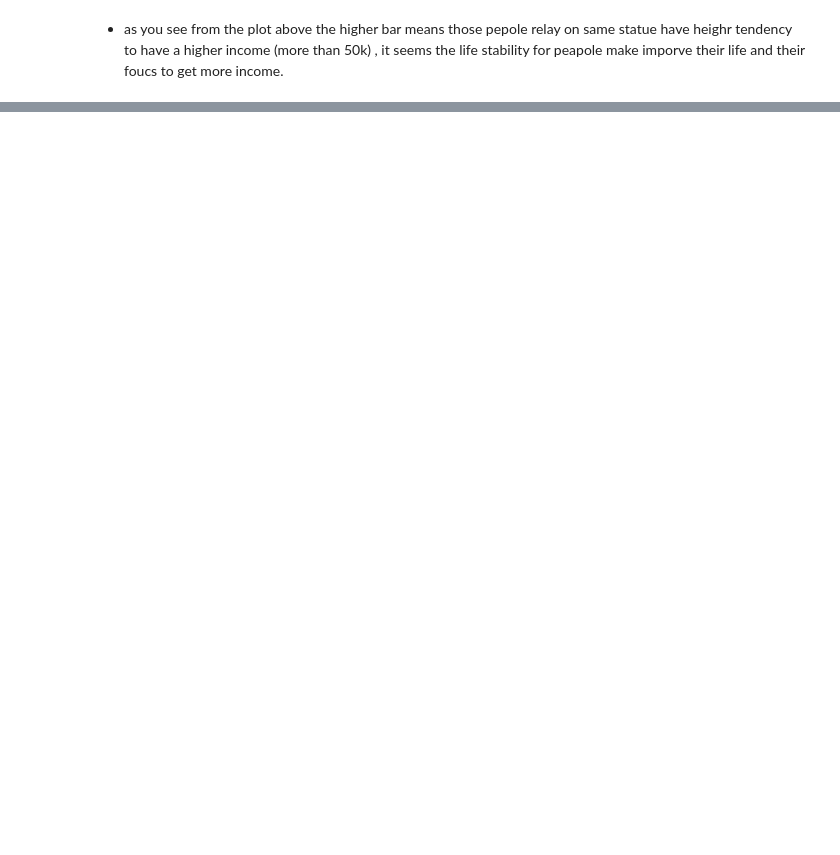
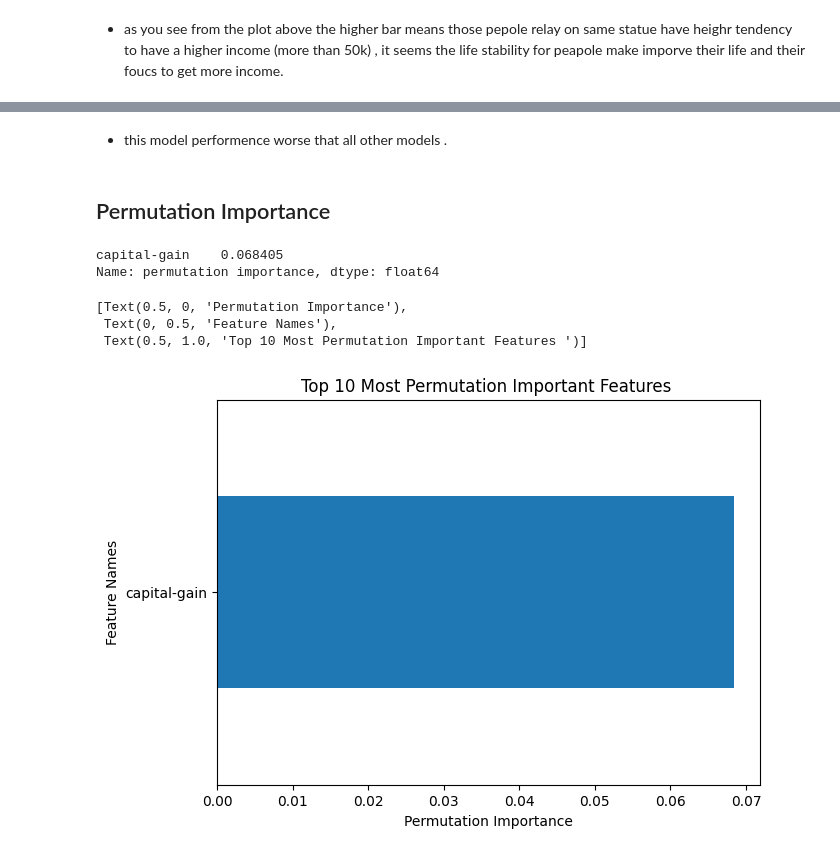
Before and after one commit to HadilGhaith/Adult-Income-Prediction, a Jupyter notebook: Adult_Income.ipynb, the cells around one changed output, grey strips where cells are left out. Cells and saved outputs as stored; diff of their text form; code cells hidden in the pictures; blank space fills up the shorter version.

```diff
--- a/Adult_Income.ipynb
+++ b/Adult_Income.ipynb
@@ -1533,0 +1810,4 @@ ax.set_xticklabels(ax.get_xticklabels(), rotation=45, ha='right')
+# %%
+# instantiate the sequentialfeatureselector
+sk_sfs_1 = SequentialFeatureSelector(dt_1, n_features_to_select='auto', tol=0.03, direction= 'forward', cv=2, n_jobs=-1)
+sk_sfs_1.fit(scaled_X_train, y_train)
@@ -1533,0 +1818,13 @@ ax.set_xticklabels(ax.get_xticklabels(), rotation=45, ha='right')
+# %%
+# t\f where it is above threshold
+feature_to_keep_1 = sk_sfs_1.support_
+# only include feature selection
+X_train_03_1 = scaled_X_train.loc[:,feature_to_keep_1]
+X_test_03_1 = scaled_X_test.loc[:,feature_to_keep_1]
+# %%
+# instantiat the logistic regression model
+logreg_03_1 = LogisticRegression(max_iter=500, random_state=42)
+# fit thhe model on training data
+logreg_03_1.fit(X_train_03_1, y_train)
+# evaluate model
+evaluate_classification(logreg_03_1, X_train_03_1, y_train, X_test_03_1, y_test)
@@ -1533,0 +1856,23 @@ ax.set_xticklabels(ax.get_xticklabels(), rotation=45, ha='right')
+# %% [markdown]
+- this model performence worse that all  other models .
+# %% [markdown]
+## Permutation Importance
+# %%
+
+# extract top ten features by permutation importance
+r = permutation_importance(logreg_03_1, X_test_03_1, y_test, n_repeats=5, random_state=42)
+permutation_importance = pd.Series(r['importances_mean'], index=X_test_03_1.columns, name='permutation importance')
+permutation_importance = permutation_importance.sort_values(ascending=False)
+print(permutation_importance)
+# %% [output]
+capital-gain    0.068405
+Name: permutation importance, dtype: float64
+# %%
+# visualize top ten features by permutation importance
+ax =permutation_importance.sort_values().tail(10).plot(kind='barh', figsize=(7,5))
+ax.set(xlabel='Permutation Importance', ylabel='Feature Names', title='Top 10 Most Permutation Important Features ')
+# %% [output]
+[Text(0.5, 0, 'Permutation Importance'),
+ Text(0, 0.5, 'Feature Names'),
+ Text(0.5, 1.0, 'Top 10 Most Permutation Important Features ')]
+[figure, added]
```
Also changed, not shown: parts of 33 cells of this notebook.
